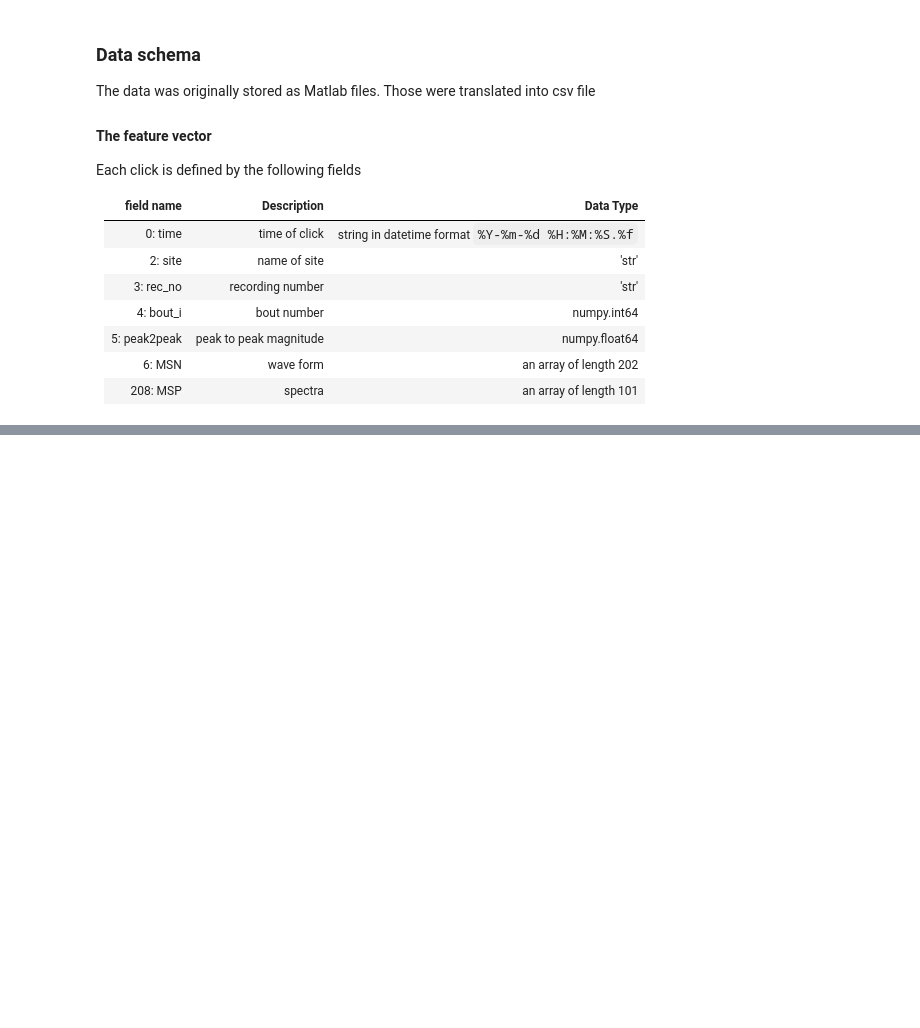
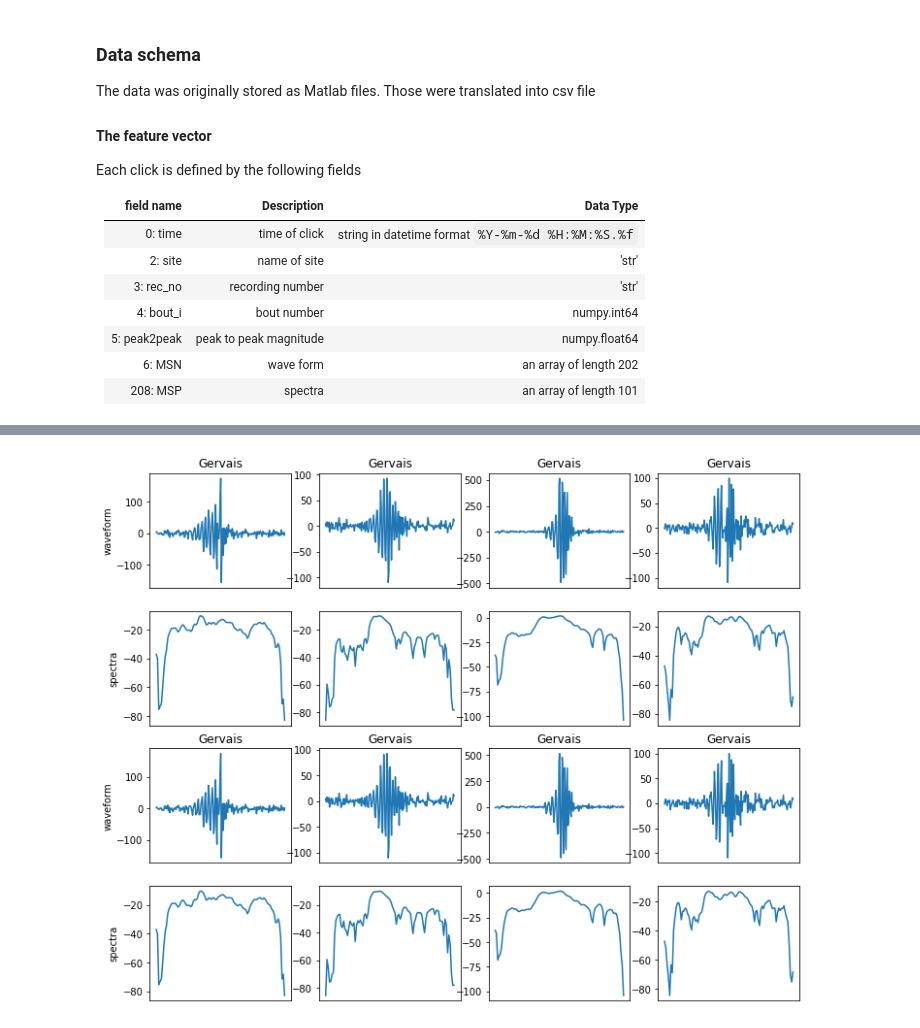
Before and after one commit to yoavfreund/BeakedWhaleClassification, a Jupyter notebook: Jingwu/ToyTest.ipynb, the cells around one changed output, grey strips where cells are left out. Cells and saved outputs as stored; diff of their text form; code cells hidden in the pictures; blank space fills up the shorter version.

```diff
--- a/Jingwu/ToyTest.ipynb
+++ b/Jingwu/ToyTest.ipynb
@@ -134,3 +134,10 @@ df[102:104]
 |  | time | species | site | rec_no | bout_i | peak2peak | MSN | MSP | TPWS1 | MD1 | FD1 | ... |
 | 102 | 2010-10-17 18:40:45.590195 | Cuviers | DT | 01 | 158 | 68.6416 | [79, 175, 148, 101, 136, 227, 10,... | [56, 103, 68, 105, 111, 200, 66, ... | 1 | 0 | 0 | ... |
 | 103 | 2010-10-18 04:23:15.413460 | Cuviers | DT | 01 | 160 | 48.5607 | [100, 93, 220, 70, 3, 120, 242, 6... | [221, 36, 6, 129, 149, 251, 68, 1... | 1 | 0 | 0 | ... |
+# %%
+def get_msn(row):
+    """ extract MSN from row as numpy array"""
+    return np.frombuffer(row.MSN)
+def get_msp(row):
+    """ extract MSP from row as numpy array"""
+    return np.frombuffer(row.MSP)
@@ -136,0 +146,36 @@ df[102:104]
+# %%
+Gervais=df[df.species=='Gervais']
+Cuviers=df[df.species=='Cuviers']
+# %%
+Gervais_4 = Gervais[:4]
+Cuviers_4 = Cuviers[:4]
+
+# After creating plot ...
+
+#cur_axes = mplot.gca()
+#cur_axes.axes.get_xaxis().set_ticks([])
+
+plt.figure(figsize=(12,10))
+i=0
+
+for idx,row in (Gervais_4.append(Gervais_4)).iterrows():
+    waveform=get_msn(row)
+    spectra=get_msp(row)
+    plt.subplot(4,4,i+1)
+    plt.plot(waveform)
+    plt.title(row.species)
+    plt.gca().axes.get_xaxis().set_ticks([])
+    if(i %4)==0:
+        plt.ylabel('waveform')
+    plt.subplot(4,4,i+5)
+    plt.plot(spectra)
+    plt.gca().axes.get_xaxis().set_ticks([])
+    if(i %4)==0:
+        plt.ylabel('spectra')
+
+    i+=1
+    if i==4:
+        i=8
+plt.show()
+# %% [output]
+[figure, added]
```
Also changed, not shown: parts of 7 cells of this notebook.
